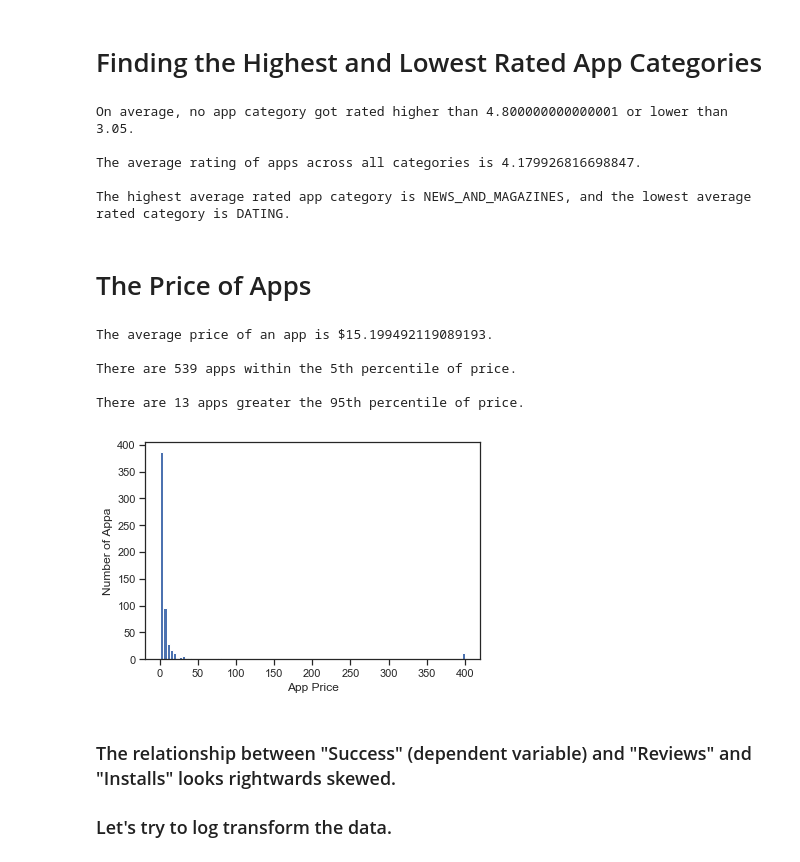
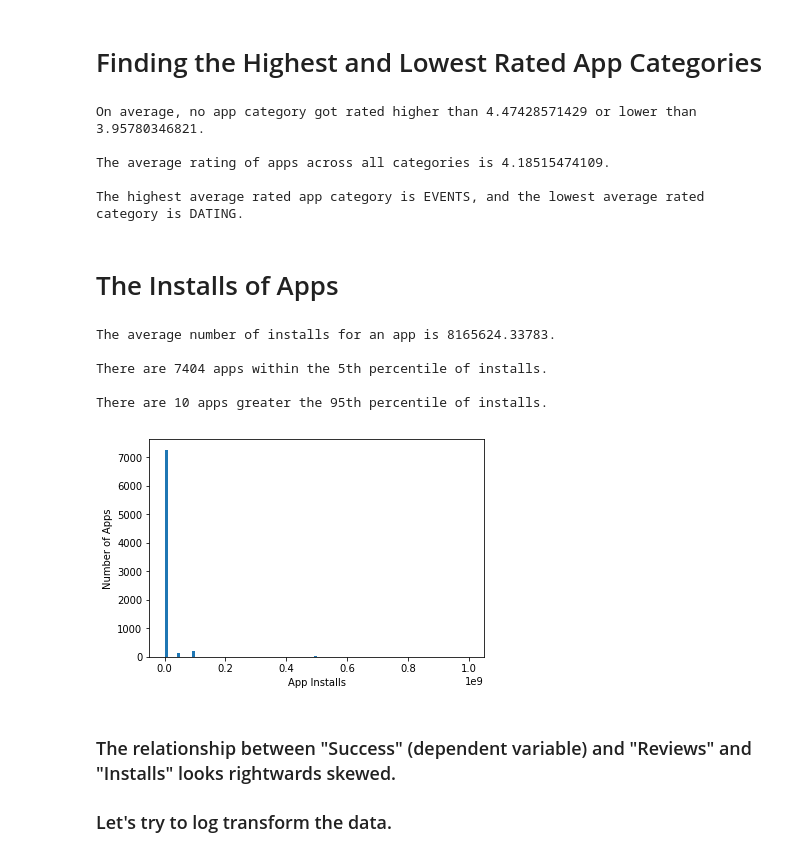
Before and after one commit to SeverineSoltani/COGS108_Project, a Jupyter notebook: COGS 108 Project.ipynb, the cells around one changed output. Saved outputs shown, nothing was run; the diff lists cells and outputs as text; code cells hidden in the pictures.

```diff
--- a/COGS 108 Project.ipynb
+++ b/COGS 108 Project.ipynb
@@ -105,7 +105,7 @@ plt.show()
 data['Success'] = data['Installs'] * data['Price']
 
 ## Slice dataframe to include only paid apps ##
-data = data[data["Price"] > 0]
+#data = data[data["Price"] > 0]
 
 ## Make scatter matrix to view correlation in data ##
 data_for_scattermx = data[['Rating','Size', "Reviews", "Installs", "Success"]]
@@ -132,37 +132,55 @@ lowest_rated = rating_by_category[rating_by_category['Rating'] == min_rating].in
 print("The highest average rated app category is " + highest_rated + ", and the lowest average rated category is "
       + lowest_rated + '.' + "\n")
 # %% [output]
-On average, no app category got rated higher than 4.800000000000001 or lower than 3.05.
+On average, no app category got rated higher than 4.47428571429 or lower than 3.95780346821.
 
-The average rating of apps across all categories is 4.179926816698847.
+The average rating of apps across all categories is 4.18515474109.
 
-The highest average rated app category is NEWS_AND_MAGAZINES, and the lowest average rated category is DATING.
+The highest average rated app category is EVENTS, and the lowest average rated category is DATING.
 # %% [markdown]
-# The Price of Apps
+# The Installs of Apps
 # %%
-prices = data['Price']
-num_apps = len(prices)
-avg_price = np.mean(prices)
-print("The average price of an app is $" + str(avg_price) + "." + '\n')
+installs = data['Installs']
+num_apps = len(installs)
+avg_installs = np.mean(installs)
+print("The average number of installs for an app is " + str(avg_installs) + "." + '\n')
 
-plt.xlabel ('App Price')
-plt.ylabel ('Number of Appa')
-bin_info = plt.hist(prices, bins = 100)
+plt.xlabel ('App Installs')
+plt.ylabel ('Number of Apps')
+bin_info = plt.hist(installs, bins = 100)
 num_in_bins = bin_info[0]
-price_in_bins = bin_info[1]
+installs_in_bins = bin_info[1]
 
 num_apps_5 = sum(num_in_bins[0:5])
-print("There are " + str(int(num_apps_5)) + " apps within the 5th percentile of price." + '\n')
+print("There are " + str(int(num_apps_5)) + " apps within the 5th percentile of installs." + '\n')
+#Why do we need this data?
 
 num_apps_95 = sum(num_in_bins[95:100])
-print("There are " + str(int(num_apps_95)) + " apps greater the 95th percentile of price." + '\n')
+print("There are " + str(int(num_apps_95)) + " apps greater the 95th percentile of installs." + '\n')
+#Why do we need this data?
+
+
+#df containing apps in the TOP 10% range of number of installs... must have all info ie rating, byte size, etc still
+df_top10 =
+
+#df containing apps in the TOP 10-20% range of number of installs... must have all info ie rating, byte size, etc still
+df_top10to20 =
+
+#df containing apps in the TOP 20-30% range of number of installs... must have all info ie rating, byte size, etc still
+df_top20to30 =
+
+#df containing apps in the middle 30-70% range of number of installs... must have all info ie rating, byte size, etc still
+df_medium =
+
+#df containing apps in the bottom 30% range of number of installs... must have all info ie rating, byte size, etc still
+df_bottom =
 # %% [output]
-The average price of an app is $15.199492119089193.
+The average number of installs for an app is 8165624.33783.
 
-There are 539 apps within the 5th percentile of price.
+There are 7404 apps within the 5th percentile of installs.
 
-There are 13 apps greater the 95th percentile of price.
+There are 10 apps greater the 95th percentile of installs.
-[figure, old version]
+[figure, new version]
 # %% [markdown]
 ### The relationship between "Success" (dependent variable) and "Reviews" and "Installs" looks rightwards skewed.
 ### Let's try to log transform the data.
```
Also changed, not shown: parts of 5 cells of this notebook.
